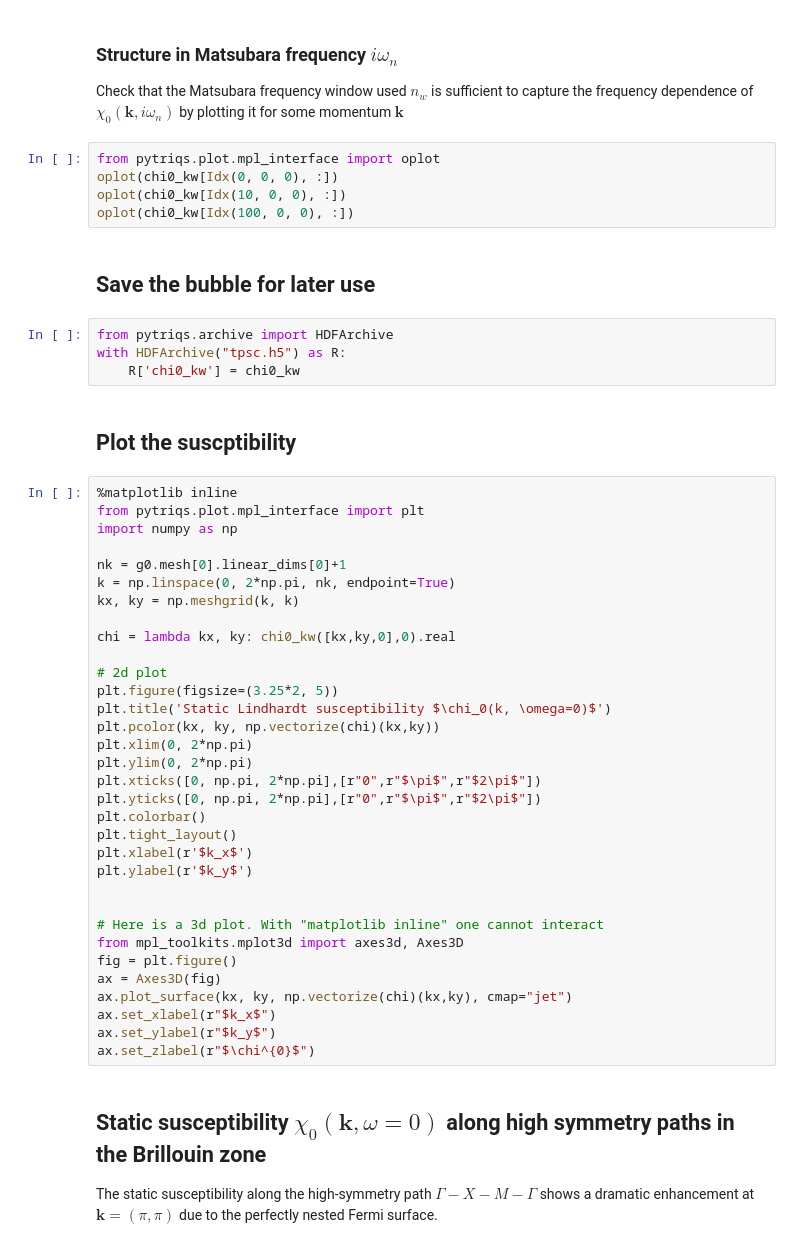
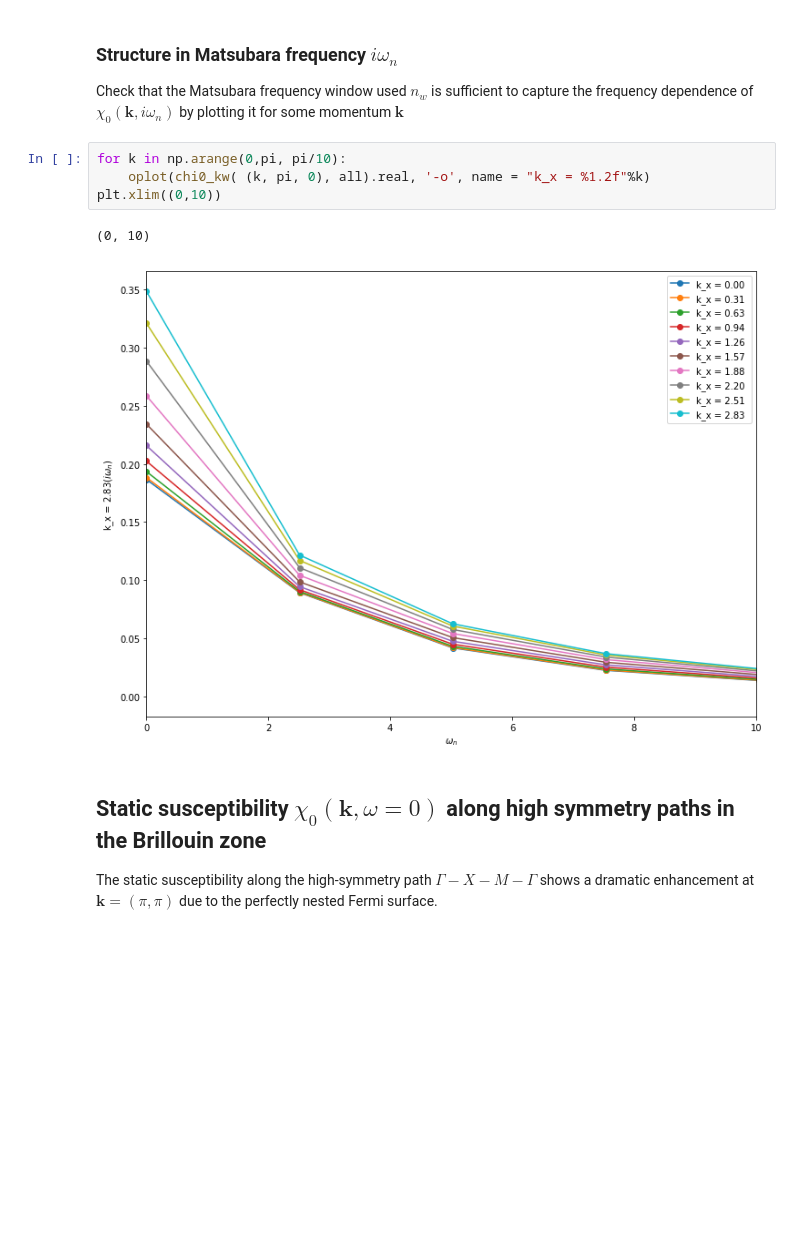
Before and after one commit to TRIQS/tutorials, a Jupyter notebook: TRIQSTutorialsPython/TPSC/TPSC-2.ipynb, the cells around one changed output. Drawn from its saved outputs; the diff is of its cells as text; blank space fills up the shorter version.

Commit message:
Clean notebook TPSC

```diff
--- a/TRIQSTutorialsPython/TPSC/TPSC-2.ipynb
+++ b/TRIQSTutorialsPython/TPSC/TPSC-2.ipynb
@@ -122,52 +157,13 @@ print chi0_kw
 ### Structure in Matsubara frequency $i\omega_n$
 
 Check that the Matsubara frequency window used $n_w$ is sufficient to capture the frequency dependence of $\chi_0(\mathbf{k}, i\omega_n)$ by plotting it for some momentum $\mathbf{k}$
-# %%
-from pytriqs.plot.mpl_interface import oplot
-oplot(chi0_kw[Idx(0, 0, 0), :])
-oplot(chi0_kw[Idx(10, 0, 0), :])
-oplot(chi0_kw[Idx(100, 0, 0), :])
-# %% [markdown]
-## Save the bubble for later use
-# %%
-from pytriqs.archive import HDFArchive
-with HDFArchive("tpsc.h5") as R:
-    R['chi0_kw'] = chi0_kw
-# %% [markdown]
-## Plot the suscptibility
-# %%
-%matplotlib inline
-from pytriqs.plot.mpl_interface import plt
-import numpy as np
-
-nk = g0.mesh[0].linear_dims[0]+1
-k = np.linspace(0, 2*np.pi, nk, endpoint=True)
-kx, ky = np.meshgrid(k, k)
-
-chi = lambda kx, ky: chi0_kw([kx,ky,0],0).real
-
-# 2d plot
-plt.figure(figsize=(3.25*2, 5))
-plt.title('Static Lindhardt susceptibility $\chi_0(k, \omega=0)$')
-plt.pcolor(kx, ky, np.vectorize(chi)(kx,ky))
-plt.xlim(0, 2*np.pi)
-plt.ylim(0, 2*np.pi)
-plt.xticks([0, np.pi, 2*np.pi],[r"0",r"$\pi$",r"$2\pi$"])
-plt.yticks([0, np.pi, 2*np.pi],[r"0",r"$\pi$",r"$2\pi$"])
-plt.colorbar()
-plt.tight_layout()
-plt.xlabel(r'$k_x$')
-plt.ylabel(r'$k_y$')
-
-
-# Here is a 3d plot. With "matplotlib inline" one cannot interact
-from mpl_toolkits.mplot3d import axes3d, Axes3D
-fig = plt.figure()
-ax = Axes3D(fig)
-ax.plot_surface(kx, ky, np.vectorize(chi)(kx,ky), cmap="jet")
-ax.set_xlabel(r"$k_x$")
-ax.set_ylabel(r"$k_y$")
-ax.set_zlabel(r"$\chi^{0}$")
+# %%
+for k in np.arange(0,pi, pi/10):
+    oplot(chi0_kw( (k, pi, 0), all).real, '-o', name = "k_x = %1.2f"%k)
+plt.xlim((0,10))
+# %% [output]
+(0, 10)
+[figure, added]
 # %% [markdown]
 ## Static susceptibility $\chi_0(\mathbf{k}, \omega=0)$ along high symmetry paths in the Brillouin zone
 
```
Also changed, not shown: parts of 13 cells of this notebook, 4 other files.
